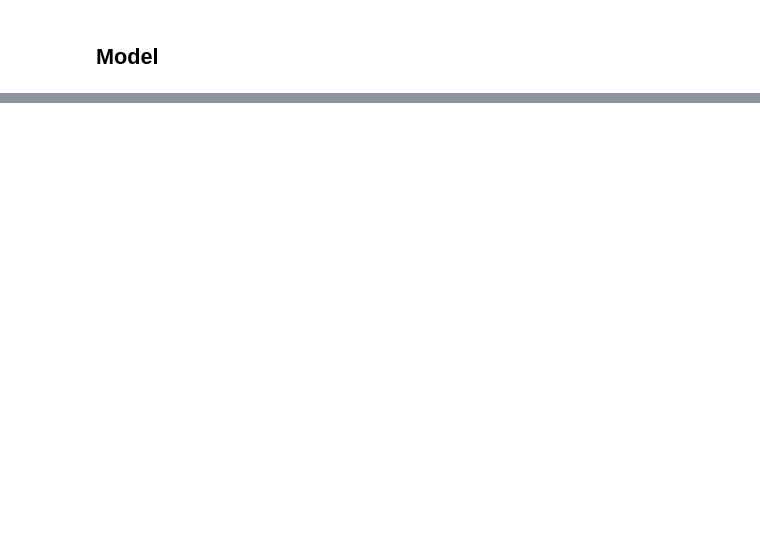
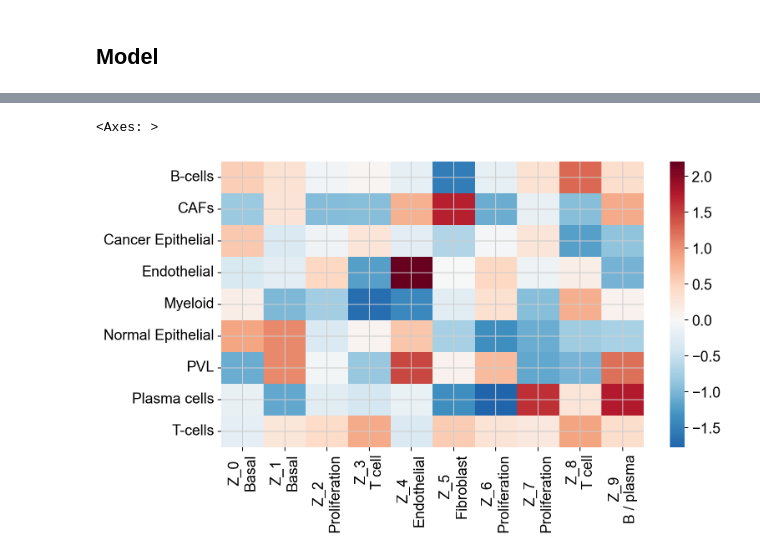
Before and after one commit to alvarodca/DeepGen-Oncology, a Jupyter notebook: Exploratory Notebooks/LDVAE_implementation/ldvae_notebook.ipynb, the cells around one changed output, grey strips where cells are left out. Cells and saved outputs as stored; diff of their text form; code cells hidden in the pictures; blank space fills up the shorter version.

```diff
--- a/Exploratory Notebooks/LDVAE_implementation/ldvae_notebook.ipynb
+++ b/Exploratory Notebooks/LDVAE_implementation/ldvae_notebook.ipynb
@@ -215,0 +331,8 @@ model.save(path, overwrite=True)
+# %%
+ct = F.groupby(a.obs["celltype"].values, observed=True).mean()
+plt.figure(figsize=(9, 5))
+sns.heatmap((ct - F.mean()) / F.std(), cmap="RdBu_r", center=0,
+            xticklabels=[f"{f}\n{names[f]}" for f in F.columns])
+# %% [output]
+<Axes: >
+[figure, added]
```
Also changed, not shown: parts of 19 cells of this notebook, 6 other files.
